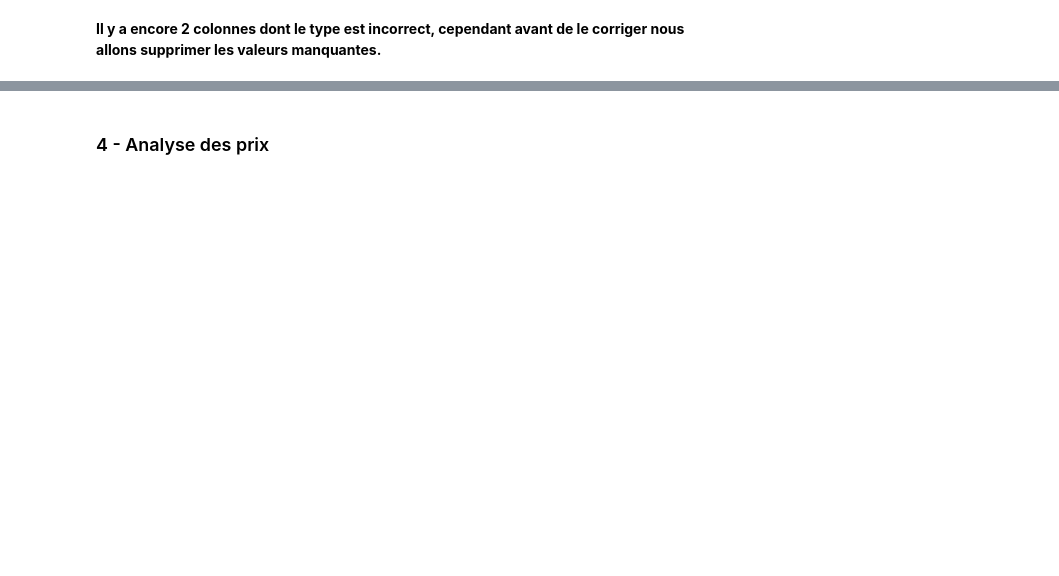
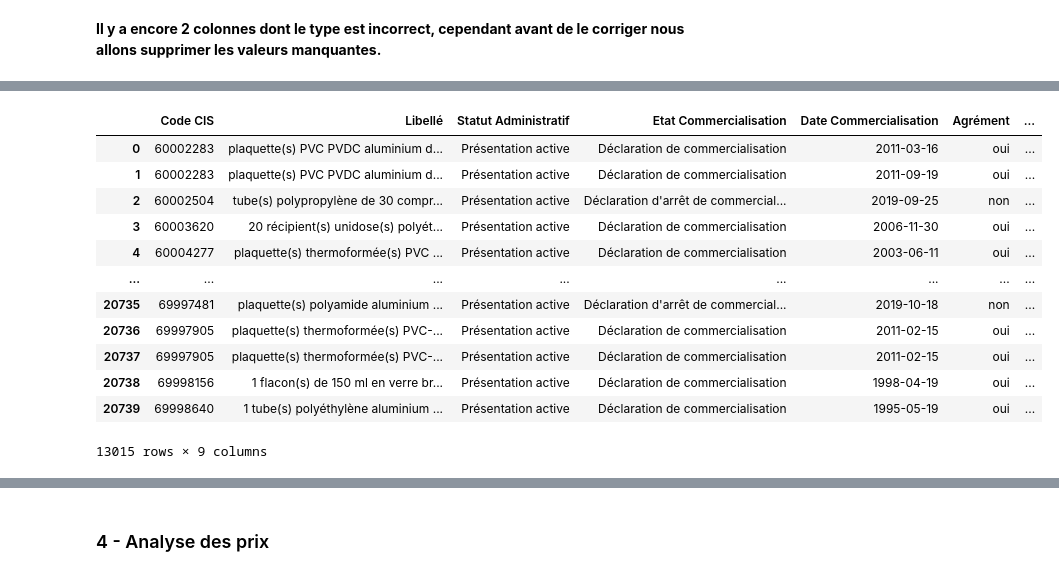
Before and after one commit to SowMobo/pandas_couverture_reseau, a Jupyter notebook: exercice.ipynb, the cells around one changed output, grey strips where cells are left out. Saved outputs shown, nothing was run; the diff lists cells and outputs as text; code cells hidden in the pictures; blank space fills up the shorter version.

```diff
--- a/exercice.ipynb
+++ b/exercice.ipynb
@@ -426,2 +466,5 @@ memory usage: 1.4+ MB
 # %% [markdown]
 <img src='./oc2.png' width=15px /> La colonne Date Commercialisation qui est une date, n'est pas bien typée, corrigez cela en utilisant un type `datetime64`.
+# %%
+df_pres['Date Commercialisation'] = pd.to_datetime(df_pres['Date Commercialisation'], format="%d/%m/%Y")
+df_pres.info()
@@ -446,4 +507,21 @@ dtype: float64
 # %% [markdown]
 <img src='./oc2.png' width=15px /> Supprimez les lignes dont le prix est manquant.
+# %%
+df_pres = df_pres.dropna(subset=['Prix hors honoraire'])
+df_pres
+# %% [output]
+|  | Code CIS | Libellé | Statut Administratif | Etat Commercialisation | Date Commercialisation | Agrément | ... |
+| 0 | 60002283 | plaquette(s) PVC PVDC aluminium d... | Présentation active | Déclaration de commercialisation | 2011-03-16 | oui | ... |
+| 1 | 60002283 | plaquette(s) PVC PVDC aluminium d... | Présentation active | Déclaration de commercialisation | 2011-09-19 | oui | ... |
+| 2 | 60002504 | tube(s) polypropylène de 30 compr... | Présentation active | Déclaration d'arrêt de commercial... | 2019-09-25 | non | ... |
+| 3 | 60003620 | 20 récipient(s) unidose(s) polyét... | Présentation active | Déclaration de commercialisation | 2006-11-30 | oui | ... |
+| 4 | 60004277 | plaquette(s) thermoformée(s) PVC ... | Présentation active | Déclaration de commercialisation | 2003-06-11 | oui | ... |
+| ... | ... | ... | ... | ... | ... | ... | ... |
+| 20735 | 69997481 | plaquette(s) polyamide aluminium ... | Présentation active | Déclaration d'arrêt de commercial... | 2019-10-18 | non | ... |
+| 20736 | 69997905 | plaquette(s) thermoformée(s) PVC-... | Présentation active | Déclaration de commercialisation | 2011-02-15 | oui | ... |
+| 20737 | 69997905 | plaquette(s) thermoformée(s) PVC-... | Présentation active | Déclaration de commercialisation | 2011-02-15 | oui | ... |
+| 20738 | 69998156 | 1 flacon(s) de 150 ml en verre br... | Présentation active | Déclaration de commercialisation | 1998-04-19 | oui | ... |
+| 20739 | 69998640 | 1 tube(s) polyéthylène aluminium ... | Présentation active | Déclaration de commercialisation | 1995-05-19 | oui | ... |
+13015 rows × 9 columns
 # %% [markdown]
 <img src='./oc2.png' width=15px /> Supprimez la colonne Texte Remboursement qui contient trop de valeurs manquantes.
```
Also changed, not shown: parts of 21 cells of this notebook, 4 other files.
